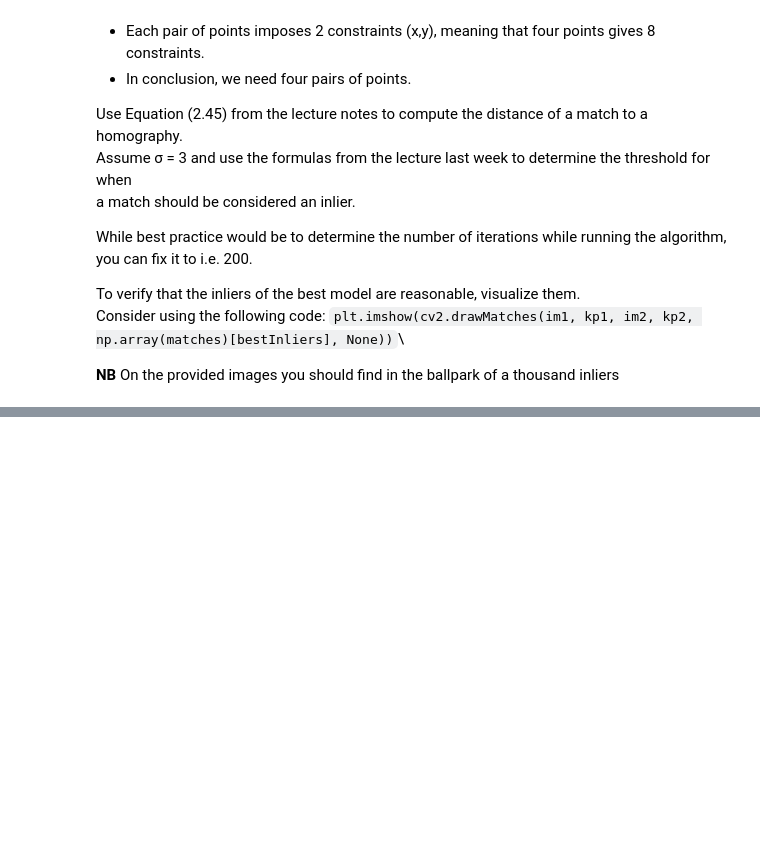
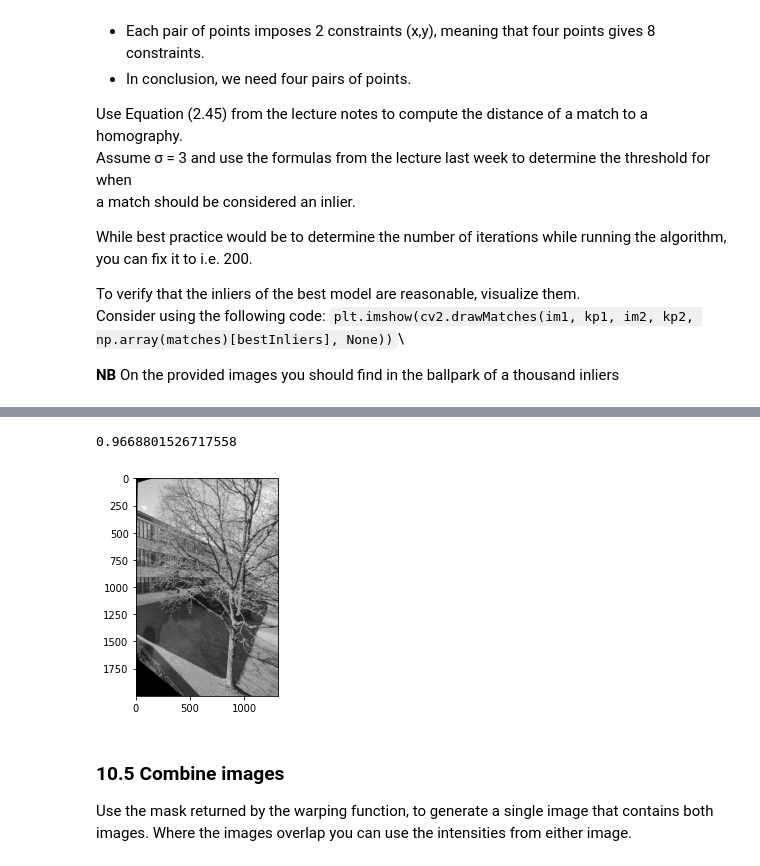
Before and after one commit to henrfj/02504-Computer-Vision, a Jupyter notebook: ex10 Stitchig.ipynb, the cells around one changed output, grey strips where cells are left out. Cells and saved outputs as stored; diff of their text form; code cells hidden in the pictures; blank space fills up the shorter version.

```diff
--- a/ex10 Stitchig.ipynb
+++ b/ex10 Stitchig.ipynb
@@ -96,0 +261,24 @@ Consider using the following code:
+# %%
+def warpImage(im, H, xRange, yRange):
+    T = np.eye(3)
+    T[:2, 2] = [-xRange[0], -yRange[0]]
+    H = T@H
+    outSize = (xRange[1]-xRange[0], yRange[1]-yRange[0])
+    imWarp = cv2.warpPerspective(im, H, outSize)
+    maskWarp = cv2.warpPerspective(np.ones(im.shape[:2], dtype=np.uint8), H, outSize)
+    return imWarp, maskWarp
+# %%
+xRange = [390, 1700] #[400, 950]
+yRange = [0, 2000] #[0, 750]
+
+left_warp, left_mask = warpImage(left, Hest, xRange, yRange)
+print(np.mean(left_mask))
+plt.imshow(left_warp, cmap="gray");
+# %% [output]
+0.9668801526717558
+[figure, added]
+# %% [markdown]
+### 10.5 Combine images
+
+Use the mask returned by the warping function, to generate a single image that contains both \
+images. Where the images overlap you can use the intensities from either image.
```
Also changed, not shown: parts of 12 cells of this notebook.
